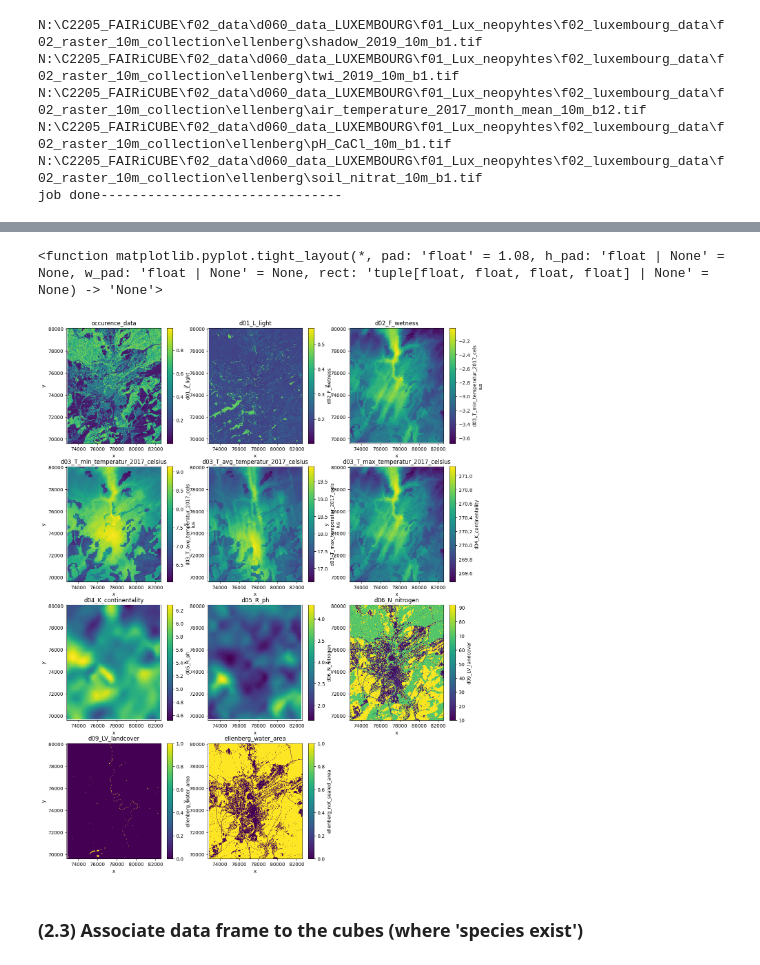
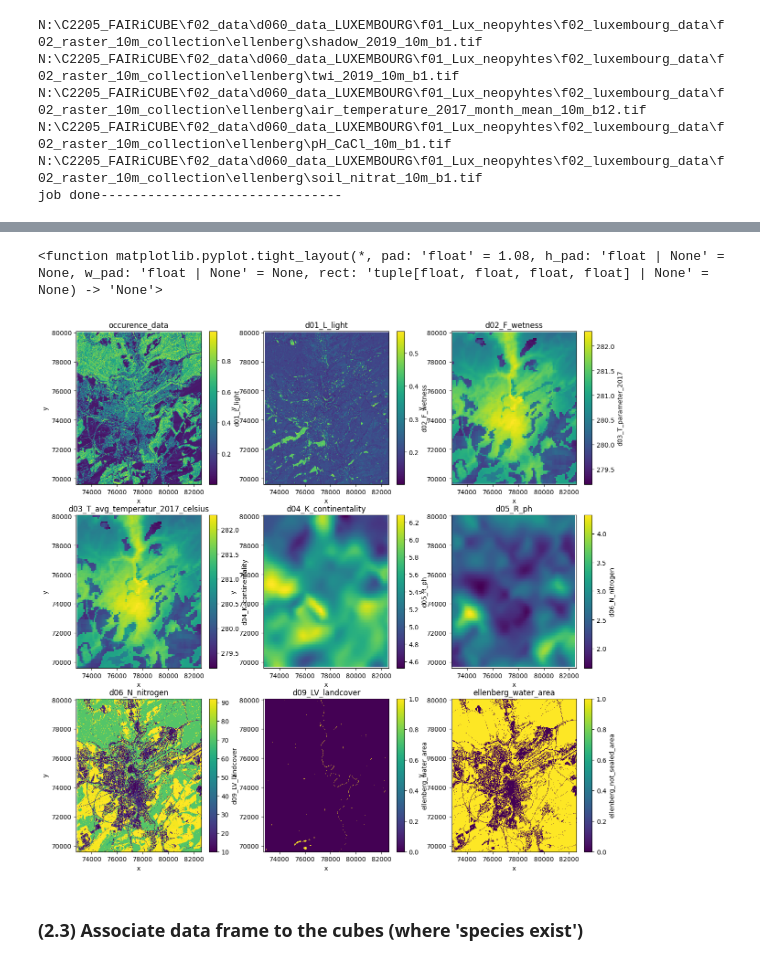
Before and after one commit to FAIRiCUBE/uc1-urban-climate, a Jupyter notebook: notebooks/dev/f07_neopythen/Habitat_distribution_Luxembourg_maxent.ipynb, the cells around one changed output, grey strips where cells are left out. Drawn from its saved outputs; the diff is of its cells as text; code cells hidden in the pictures.

Commit message:
update band error in datacube (avg: of 12month avg. temp)

```diff
--- a/notebooks/dev/f07_neopythen/Habitat_distribution_Luxembourg_maxent.ipynb
+++ b/notebooks/dev/f07_neopythen/Habitat_distribution_Luxembourg_maxent.ipynb
@@ -319,40 +337,38 @@ Data variables:
 # Create the list of variables and names
 
 parameters = [
 
     #habitat_parameter_cube_wit_occurence.occurence_data,
     habitat_parameter_cube.d01_L_light.sel(band=1),
     habitat_parameter_cube.d02_F_wetness.sel(band=1),
-    habitat_parameter_cube.d03_T_min_temperatur_2017_celsius,
-    habitat_parameter_cube.d03_T_avg_temperatur_2017_celsius,
-    habitat_parameter_cube.d03_T_max_temperatur_2017_celsius,
-    habitat_parameter_cube.d04_K_continentality.sel(band=1),
+    habitat_parameter_cube.d03_T_parameter_2017,
+    habitat_parameter_cube.d04_K_continentality,
     habitat_parameter_cube.d05_R_ph.sel(band=1),
     habitat_parameter_cube.d06_N_nitrogen.sel(band=1),
     habitat_parameter_cube.d09_LV_landcover.sel(band=1),
     habitat_parameter_cube.ellenberg_water_area.sel(band=1),
     habitat_parameter_cube.ellenberg_not_sealed_area.sel(band=1)
 ]
 
 parameter_names = [
     "occurence_data", 'd01_L_light', 'd02_F_wetness',
-    'd03_T_min_temperatur_2017_celsius', 'd03_T_avg_temperatur_2017_celsius',
-    'd03_T_max_temperatur_2017_celsius', 'd04_K_continentality', 'd05_R_ph',
+    'd03_T_avg_temperatur_2017_celsius',
+    'd04_K_continentality', 'd05_R_ph',
     'd06_N_nitrogen', 'd09_LV_landcover', 'ellenberg_water_area', 'ellenberg_not_sealed_area'
 ]
 
 # Plot each variable
 plt.figure(figsize=(15, 20))
 
 for i, param in enumerate(parameters):
     plt.subplot(4, 3, i + 1)  # Create a grid of subplots
     param.plot()  # No need to specify 'cmap' here, it will default
     plt.title(parameter_names[i])
 
 plt.tight_layout
 # %% [output]
 <function matplotlib.pyplot.tight_layout(*, pad: 'float' = 1.08, h_pad: 'float | None' = None, w_pad: 'float | None' = None, rect: 'tuple[float, float, float, float] | None' = None) -> 'None'>
-[figure, old version]
+[figure, new version]
 # %% [markdown]
 ### (2.3) Associate data frame to the cubes (where 'species exist')
 # %%
```
Also changed, not shown: parts of 24 cells of this notebook, 2 other files.
